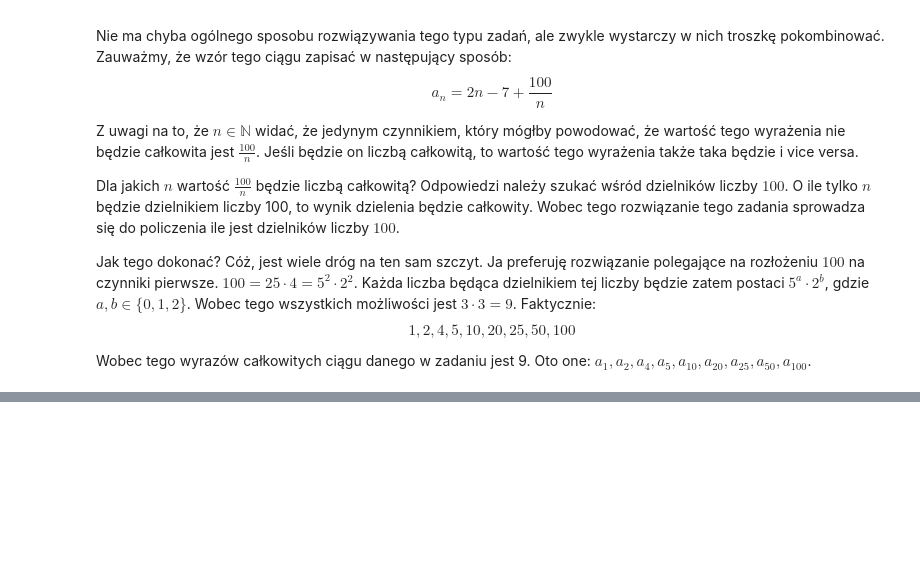
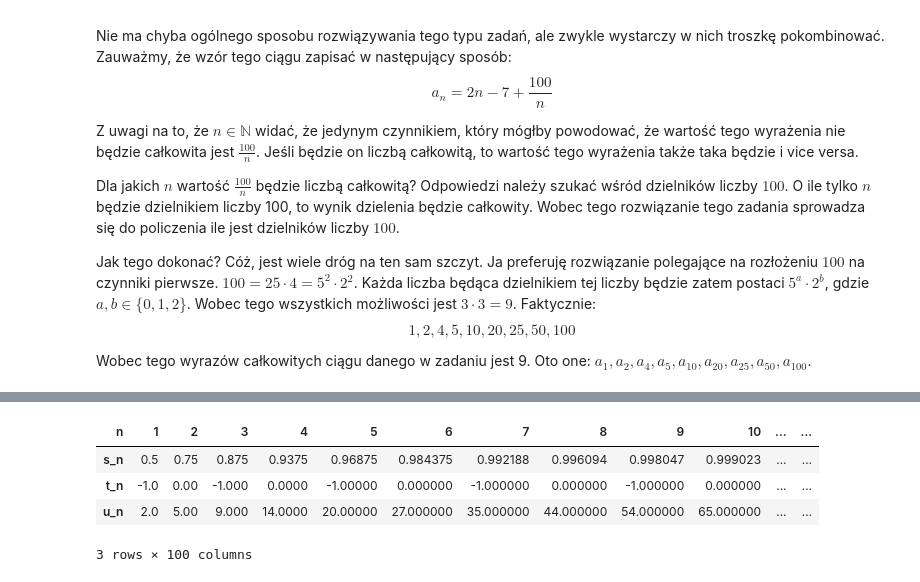
Before and after one commit to mkolany/jupyter, a Jupyter notebook: Ciągi i szeregi.ipynb, the cells around one changed output, grey strips where cells are left out. Cells and saved outputs as stored; diff of their text form; code cells hidden in the pictures; blank space fills up the shorter version.

```diff
--- a/Ciągi.ipynb
+++ b/Ciągi i szeregi.ipynb
@@ -332,0 +353,40 @@ Wobec tego wyrazów całkowitych ciągu danego w zadaniu jest 9. Oto one: $a_1,
+# %%
+def szereg_zbiezny():
+    sn=0
+    an=1
+    while True:
+        an *= 1/2
+        sn += an
+        yield sn
+
+def szereg_rozbiezny():
+    sn=0
+    an=1
+    while True:
+        an *= -1
+        sn += an
+        yield sn
+
+def szereg_rozbiezny2():
+    sn=0
+    an=1
+    while True:
+        an += 1
+        sn += an
+        yield sn
+
+s=szereg_zbiezny()
+t=szereg_rozbiezny()
+u=szereg_rozbiezny2()
+
+import pandas as pd
+df = pd.DataFrame([(next(s), next(t), next(u)) for _ in range(100)], columns=['s_n','t_n','u_n'])
+df.index += 1
+df.index.rename('n', inplace=True)
+df.T
+# %% [output]
+| n | 1 | 2 | 3 | 4 | 5 | 6 | 7 | 8 | 9 | 10 | ... | ... |
+| s_n | 0.5 | 0.75 | 0.875 | 0.9375 | 0.96875 | 0.984375 | 0.992188 | 0.996094 | 0.998047 | 0.999023 | ... | ... |
+| t_n | -1.0 | 0.00 | -1.000 | 0.0000 | -1.00000 | 0.000000 | -1.000000 | 0.000000 | -1.000000 | 0.000000 | ... | ... |
+| u_n | 2.0 | 5.00 | 9.000 | 14.0000 | 20.00000 | 27.000000 | 35.000000 | 44.000000 | 54.000000 | 65.000000 | ... | ... |
+3 rows × 100 columns
```
Also changed, not shown: parts of 2 cells of this notebook, 4 other files.
